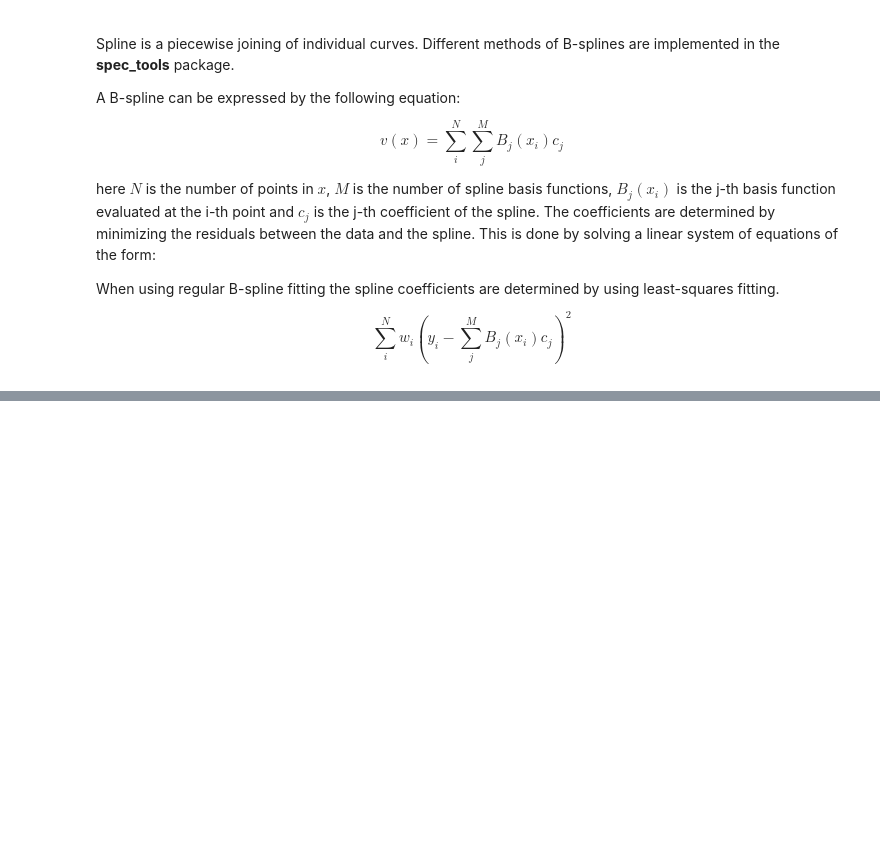
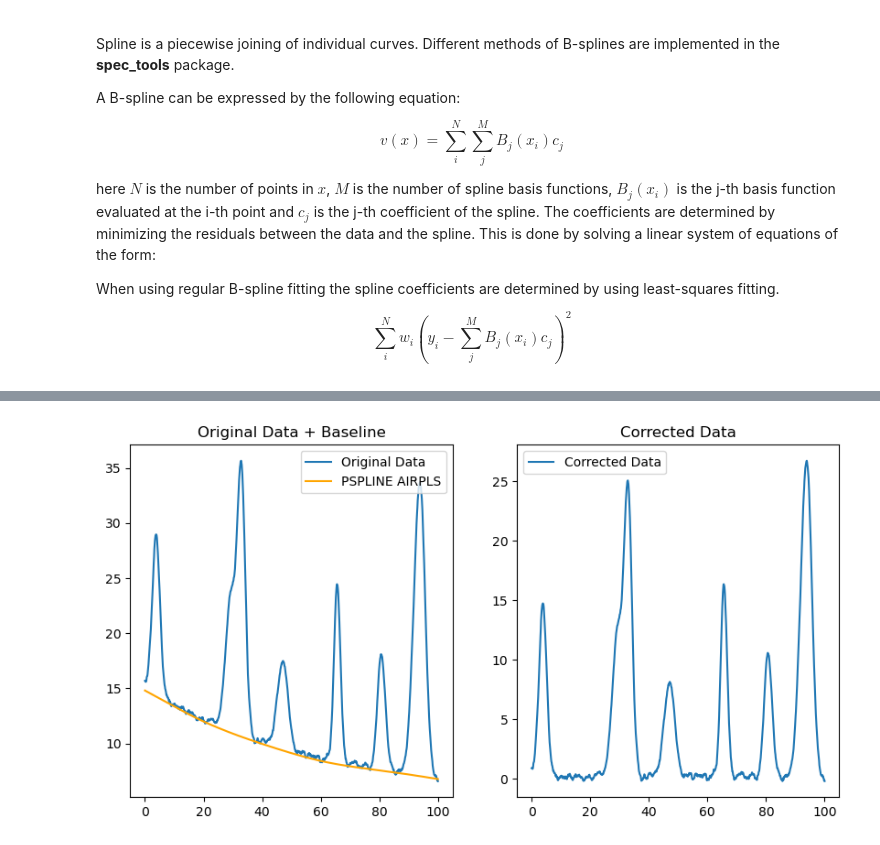
Before and after one commit to LukasMeinschad/ir_peak_int, a Jupyter notebook: Tutorial_Notebooks/Baseline_Correction.ipynb, the cells around one changed output, grey strips where cells are left out. Saved outputs shown, nothing was run; the diff lists cells and outputs as text; code cells hidden in the pictures; blank space fills up the shorter version.

```diff
--- a/Tutorial_Notebooks/Baseline_Correction.ipynb
+++ b/Tutorial_Notebooks/Baseline_Correction.ipynb
@@ -276,0 +311,4 @@ baseline1.irsqr_fitting()
+# %%
+baseline1.pspline_airpls()
+# %% [output]
+[figure, added]
```
Also changed, not shown: parts of 21 cells of this notebook, 3 other files.
